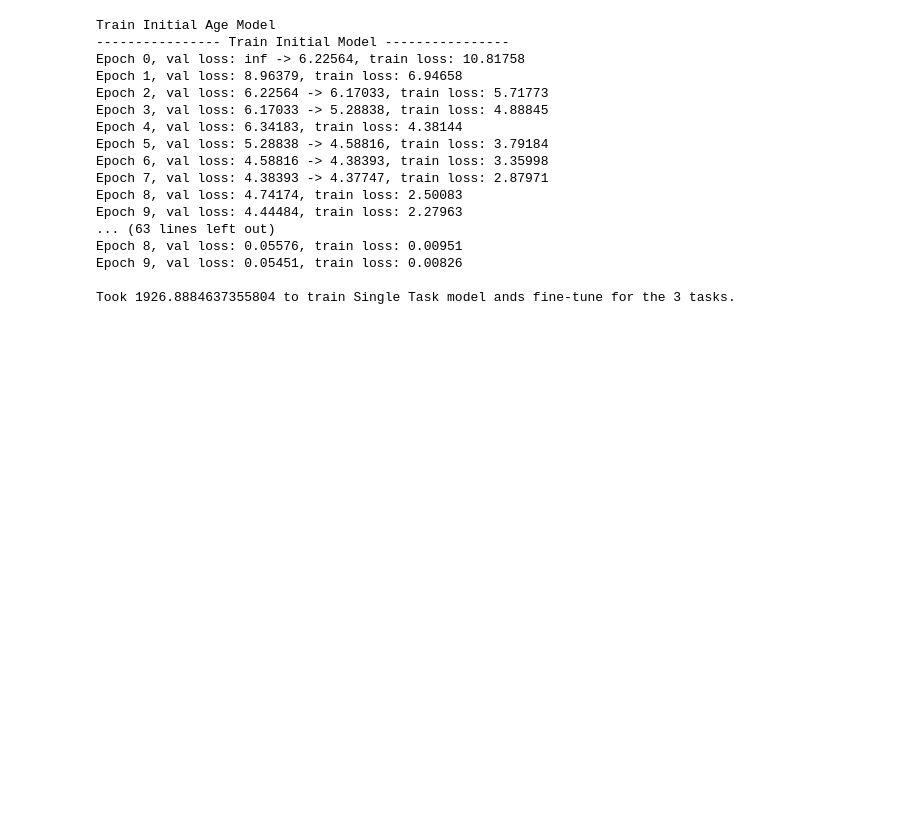
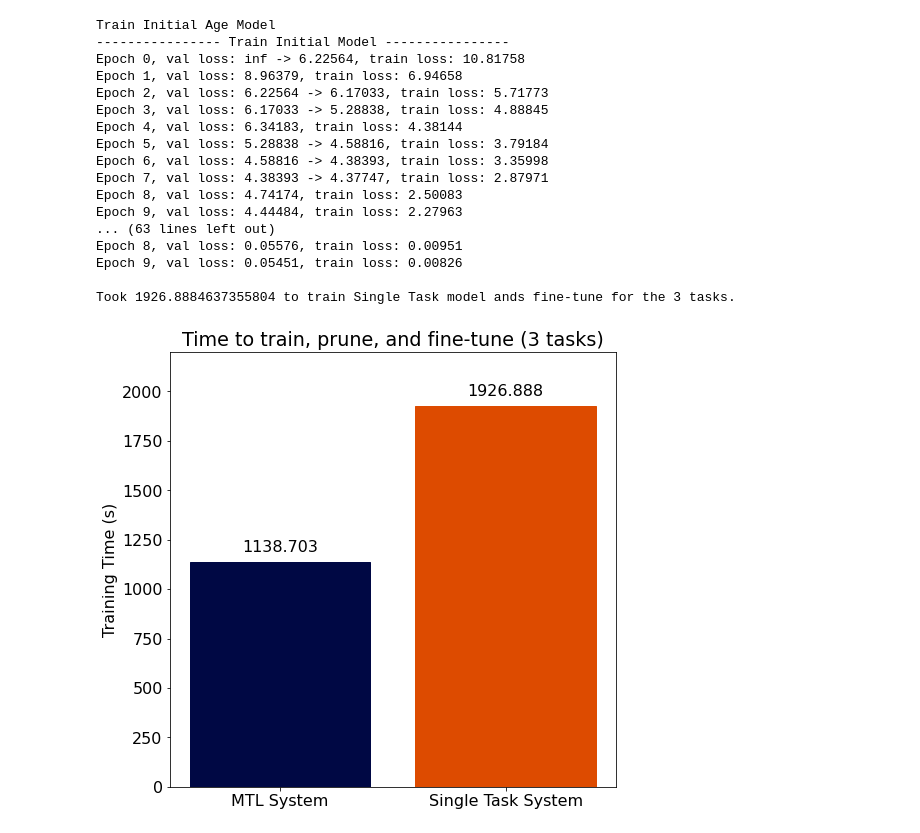
Before and after one commit to jmiano/MTLSys, a Jupyter notebook: Measure_Training_Time.ipynb, the cells around one changed output. Drawn from its saved outputs; the diff is of its cells as text; code cells hidden in the pictures; blank space fills up the shorter version.

Commit message:
Created plot

```diff
--- a/Measure_Training_Time.ipynb
+++ b/Measure_Training_Time.ipynb
@@ -355,0 +361,22 @@ Took 1926.8884637355804 to train Single Task model ands fine-tune for the 3 task
+# %%
+# Generate plot comparing MTL Time and STL Time (bar plot with % difference shown)
+mtl_time = 1138.703
+stl_time = 1926.888
+
+plt.rcParams.update({'font.size': 16})
+fig, ax = plt.subplots(figsize=(8, 8))
+systems = ['MTL System', 'Single Task System']
+heights = [mtl_time, stl_time]
+bars = ax.bar(systems, heights)
+ax.set_title('Time to train, prune, and fine-tune (3 tasks)')
+ax.set_ylabel('Training Time (s)')
+bars[0].set_color('#000844')
+bars[1].set_color('#DD4B00')
+ax.set_ylim([0, 2200])
+
+for i in range(len(systems)):
+    plt.text(i, heights[i]+50, heights[i], ha = 'center')
+
+plt.show()
+# %% [output]
+[figure, added]
```
Also changed, not shown: parts of 3 cells of this notebook.
